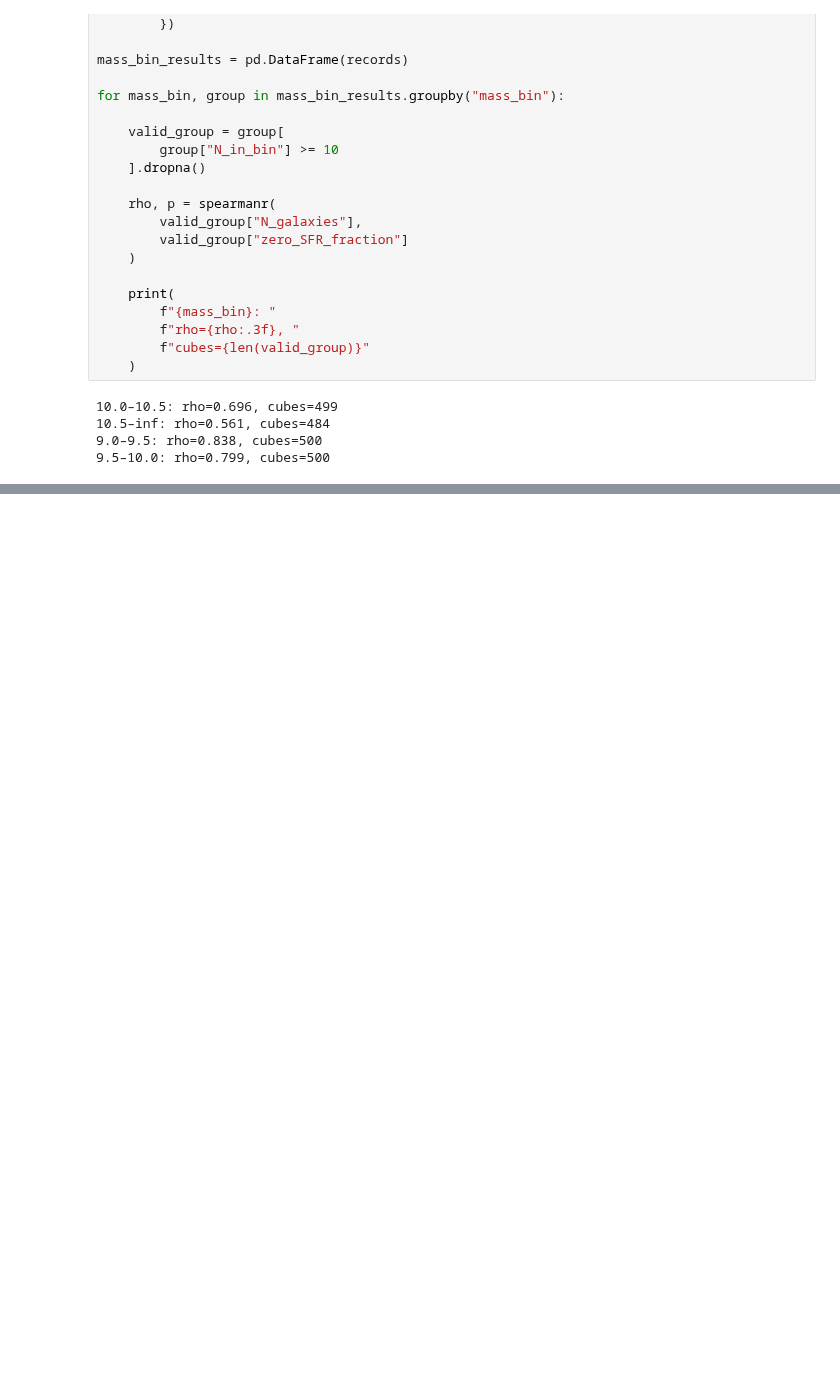
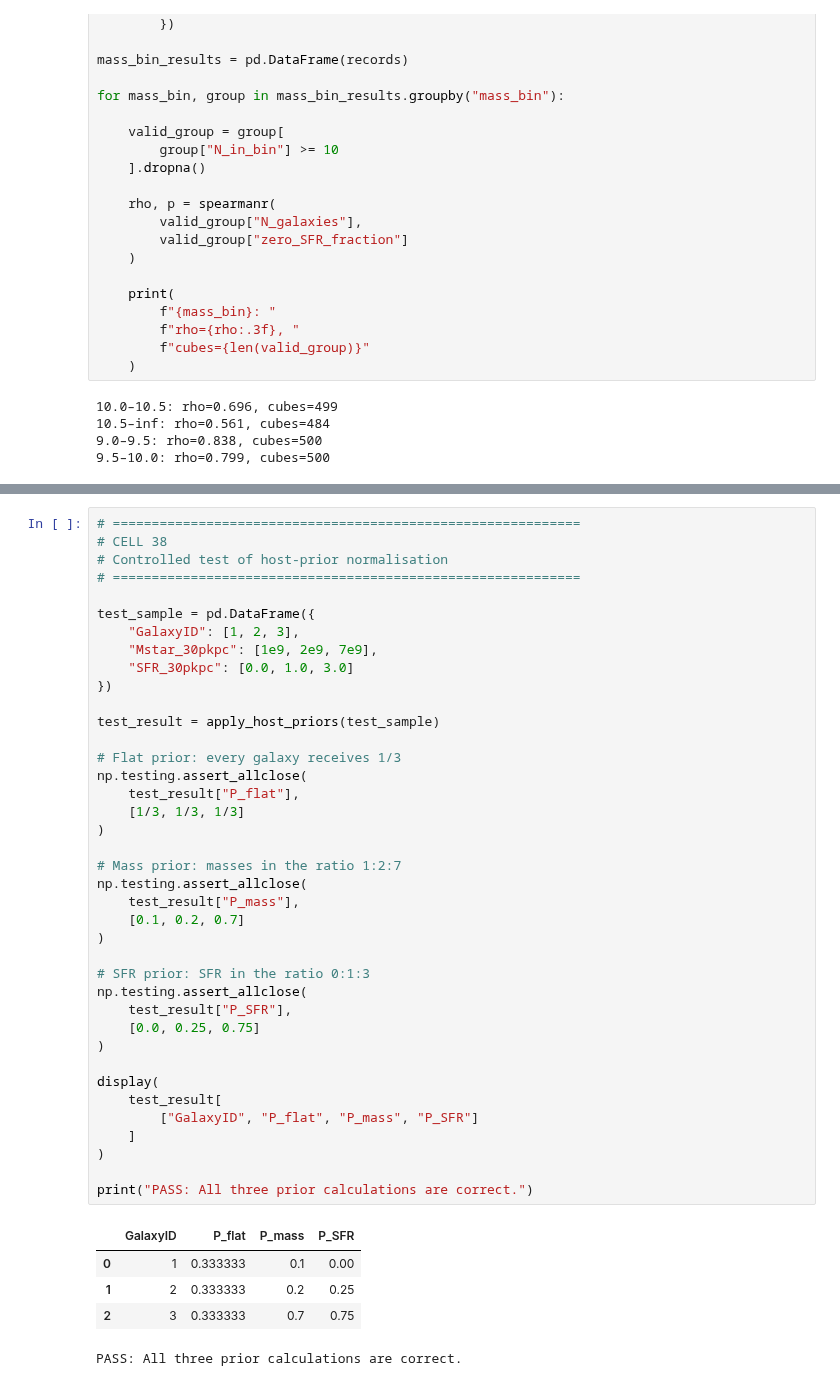
Before and after one commit to saatour/GW170817, a Jupyter notebook: 20261013_EAGLE_simulation_analysis_Chapter6.ipynb, the cells around one changed output, grey strips where cells are left out. Cells and saved outputs as stored; diff of their text form; blank space fills up the shorter version.

```diff
--- a/20261013_EAGLE_simulation_analysis_Chapter6.ipynb
+++ b/20261013_EAGLE_simulation_analysis_Chapter6.ipynb
@@ -1985,0 +2079,45 @@ for mass_bin, group in mass_bin_results.groupby("mass_bin"):
+# %%
+# ============================================================
+# CELL 38
+# Controlled test of host-prior normalisation
+# ============================================================
+
+test_sample = pd.DataFrame({
+    "GalaxyID": [1, 2, 3],
+    "Mstar_30pkpc": [1e9, 2e9, 7e9],
+    "SFR_30pkpc": [0.0, 1.0, 3.0]
+})
+
+test_result = apply_host_priors(test_sample)
+
+# Flat prior: every galaxy receives 1/3
+np.testing.assert_allclose(
+    test_result["P_flat"],
+    [1/3, 1/3, 1/3]
+)
+
+# Mass prior: masses in the ratio 1:2:7
+np.testing.assert_allclose(
+    test_result["P_mass"],
+    [0.1, 0.2, 0.7]
+)
+
+# SFR prior: SFR in the ratio 0:1:3
+np.testing.assert_allclose(
+    test_result["P_SFR"],
+    [0.0, 0.25, 0.75]
+)
+
+display(
+    test_result[
+        ["GalaxyID", "P_flat", "P_mass", "P_SFR"]
+    ]
+)
+
+print("PASS: All three prior calculations are correct.")
+# %% [output]
+|  | GalaxyID | P_flat | P_mass | P_SFR |
+| 0 | 1 | 0.333333 | 0.1 | 0.00 |
+| 1 | 2 | 0.333333 | 0.2 | 0.25 |
+| 2 | 3 | 0.333333 | 0.7 | 0.75 |
+PASS: All three prior calculations are correct.
```
Also changed, not shown: parts of 8 cells of this notebook.
